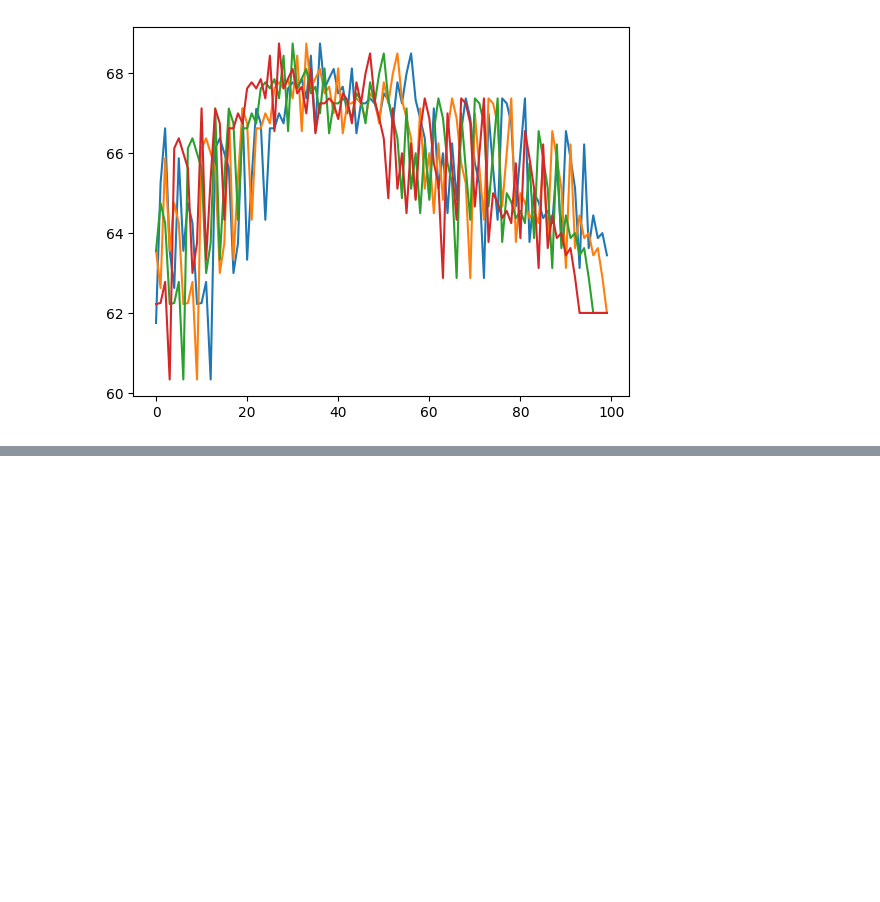
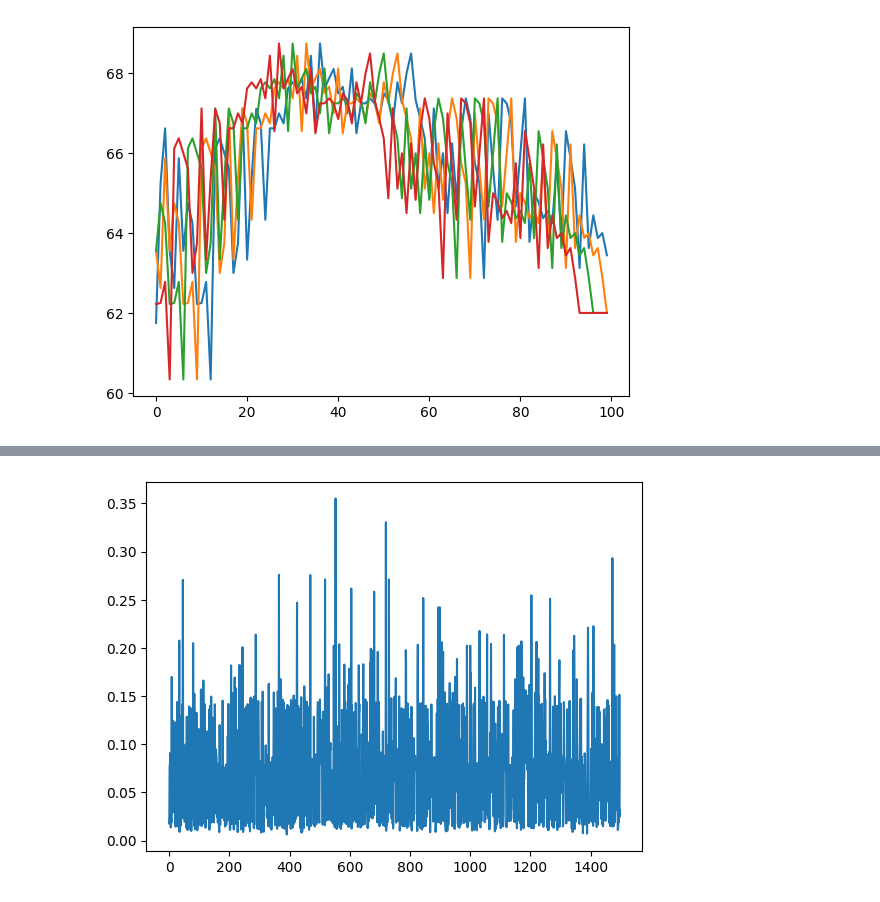
Before and after one commit to Mu-Bilal/Temporal-Graph-MLP-Mixer, a Jupyter notebook: src/TGMM-1/dev/inference_test.ipynb, the cells around one changed output, grey strips where cells are left out. Drawn from its saved outputs; the diff is of its cells as text; code cells hidden in the pictures; blank space fills up the shorter version.

```diff
--- a/src/TGMM-1/dev/inference_test.ipynb
+++ b/src/TGMM-1/dev/inference_test.ipynb
@@ -122,0 +104,7 @@ plt.show()
+# %%
+from model.dataset import create_dataloaders
+from train.configs.utils import load_config
+
+dataset = 'la'
+cfg = load_config(configs_dir='/home/lc865/workspace/DL-GNNs/Temporal-Graph-MLP-Mixer/src/TGMM-1/train/configs', dataset_name=dataset)
+train_loader, val_loader, test_loader, topo_data, metadata = create_dataloaders(cfg, raw_data_dir='/mnt/cephfs/store/gr-mc2473/lc865/workspace/GNN/data', num_workers=1)
@@ -122,0 +128,10 @@ plt.show()
+# %%
+missing_rates = []
+for batch in tqdm(train_loader):
+    x, y, mask_x, mask_y = batch
+    missing_rate = torch.mean((~mask_y).float()).item()
+    missing_rates.append(missing_rate)
+plt.plot(missing_rates)
+plt.show()
+# %% [output]
+[figure, added]
```
Also changed, not shown: parts of 15 cells of this notebook, 3 other files.
